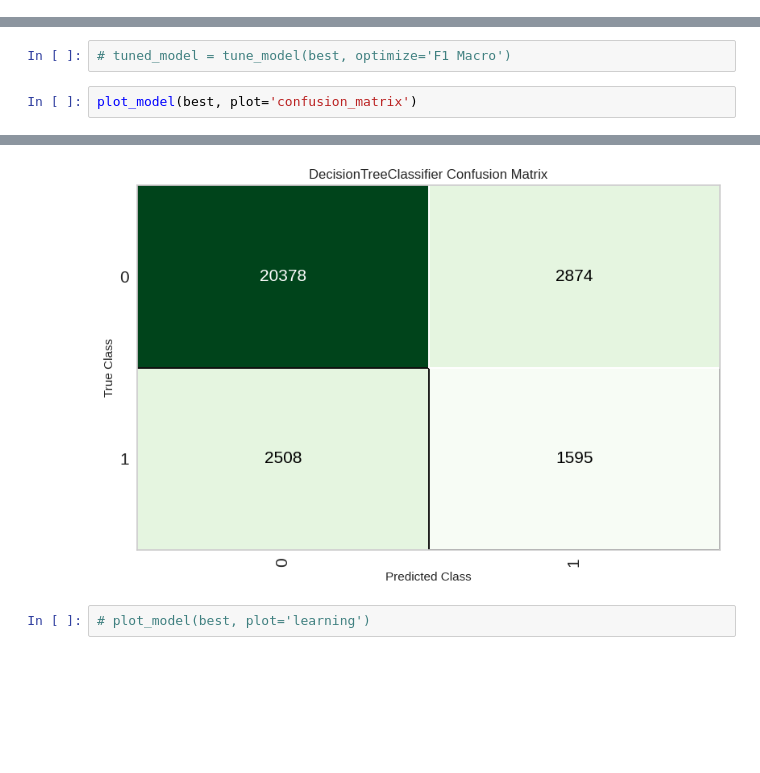
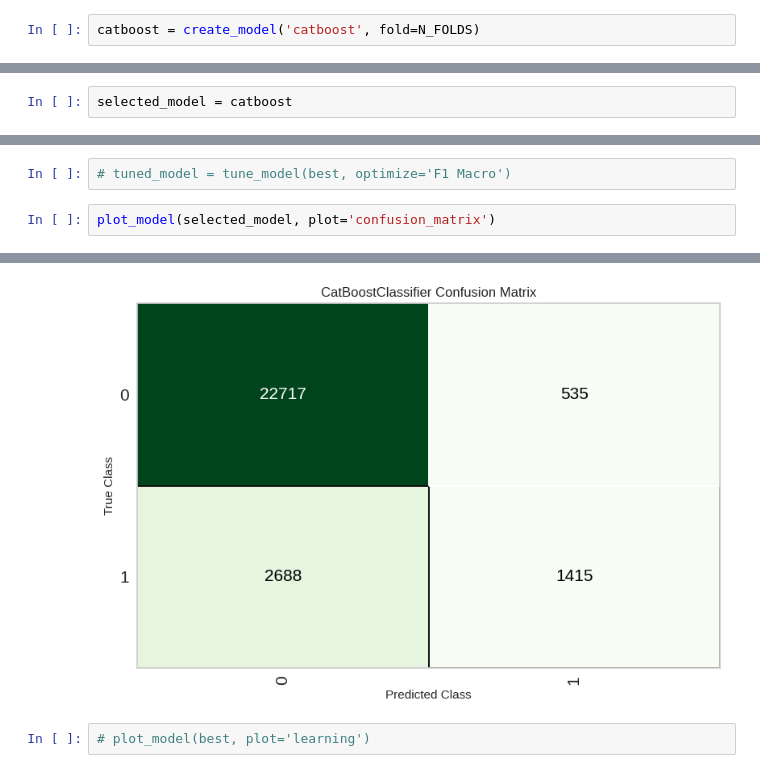
Before and after one commit to jeremy-jmc/datathon-mibanco2023, a Jupyter notebook: notebooks/01_pycaret.ipynb, the cells around one changed output, grey strips where cells are left out. Saved outputs shown, nothing was run; the diff lists cells and outputs as text; blank space fills up the shorter version.

```diff
--- a/notebooks/01_pycaret.ipynb
+++ b/notebooks/01_pycaret.ipynb
@@ -226,0 +238,2 @@ best = compare_models(sort='Recall', exclude=['knn', 'svm', 'rbfsvm', 'dummy', '
+# %%
+catboost = create_model('catboost', fold=N_FOLDS)
@@ -227,3 +252,5 @@ best = compare_models(sort='Recall', exclude=['knn', 'svm', 'rbfsvm', 'dummy', '
+# %%
+selected_model = catboost
 # %%
 # best_catboost_model = best[best['Algorithm'] == 'CatBoost']
 # print(best_catboost_model)
@@ -232,10 +257,10 @@ TypeError: 'DecisionTreeClassifier' object is not subscriptable
 # %%
 # tuned_model = tune_model(best, optimize='F1 Macro')
 # %%
-plot_model(best, plot='confusion_matrix')
+plot_model(selected_model, plot='confusion_matrix')
 # %% [output]
 [interactive output not drawn]
-[figure, old version]
+[figure, new version]
 # %%
 # plot_model(best, plot='learning')
 # %%
```
Also changed, not shown: parts of 13 cells of this notebook.
